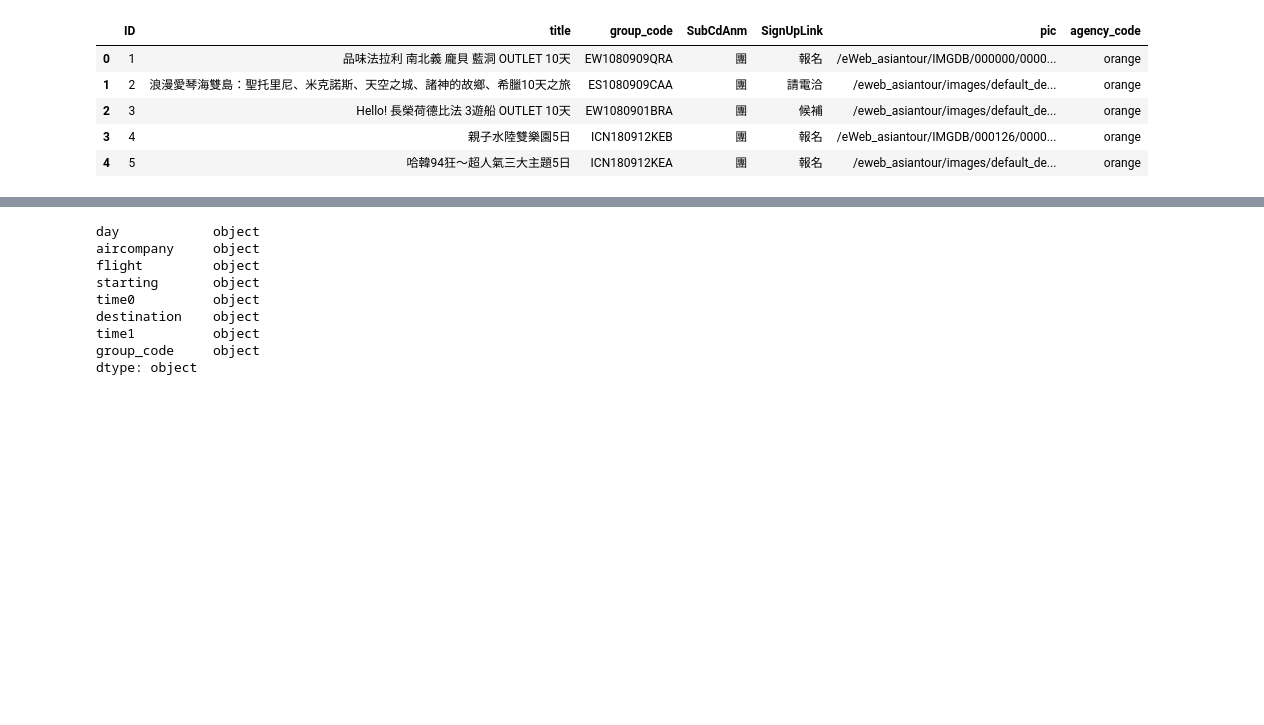
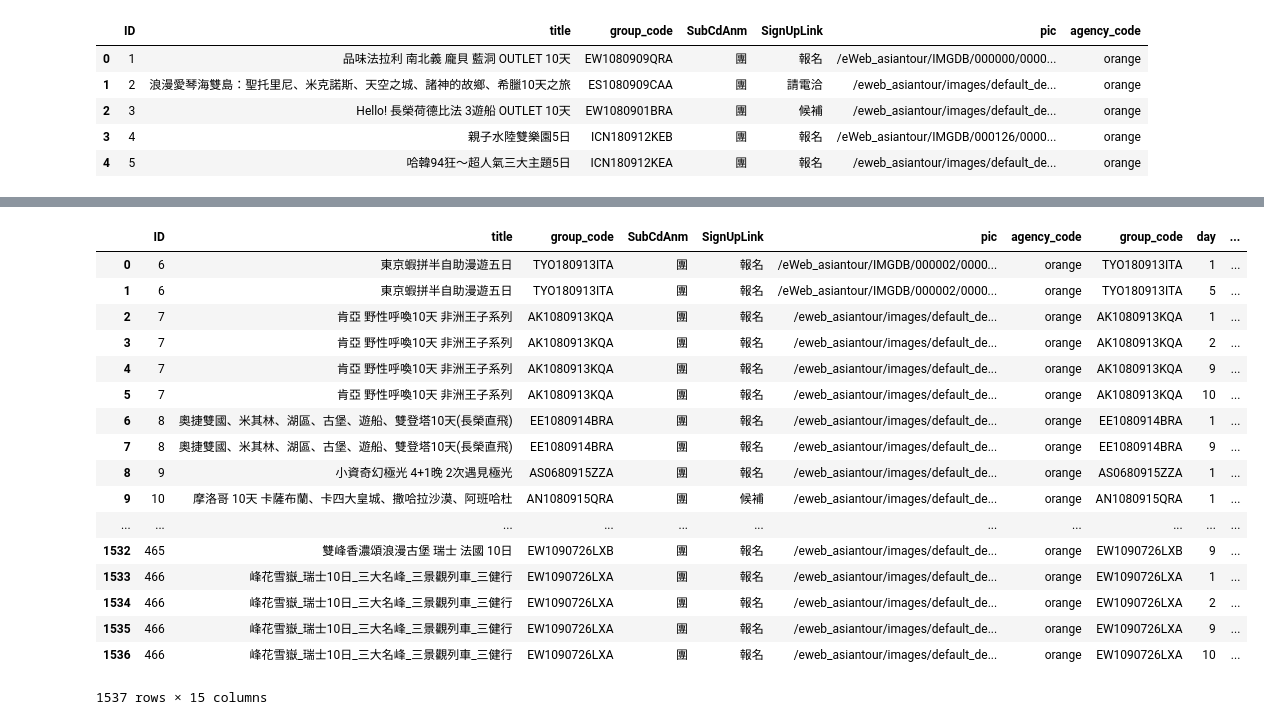
Before and after one commit to catxxx591/tour, a Jupyter notebook: tour2.ipynb, the cells around one changed output, grey strips where cells are left out. Cells and saved outputs as stored; diff of their text form; code cells hidden in the pictures; blank space fills up the shorter version.

```diff
--- a/tour2.ipynb
+++ b/tour2.ipynb
@@ -34,7 +34,7 @@ connect = pymysql.Connect(
     user='root',
     passwd='1qaz!QAZ',
     db='tour',
-    charset='utf8'
+    charset='utf8mb4'
 )
 
 cursor = connect.cursor()
@@ -1155,12 +1155,25 @@ flight2.to_sql(name='flight2',con=engine,  if_exists = 'append', index=False)
-# %%
-flight2.dtypes
-# %% [output]
-day            object
-aircompany     object
-flight         object
-starting       object
-time0          object
-destination    object
-time1          object
-group_code     object
-dtype: object
+# %%
+cursor = connect.cursor()
+sql = ("""SELECT a.*, b.* FROM `base2` as a, `flight2` as b where a.group_code = b.group_code""")
+new1 = getsqldata()
+cursor.close()
+new1
+# %% [output]
+|  | ID | title | group_code | SubCdAnm | SignUpLink | pic | agency_code | group_code | day | ... |
+| 0 | 6 | 東京蝦拼半自助漫遊五日 | TYO180913ITA | 團 | 報名 | /eWeb_asiantour/IMGDB/000002/0000... | orange | TYO180913ITA | 1 | ... |
+| 1 | 6 | 東京蝦拼半自助漫遊五日 | TYO180913ITA | 團 | 報名 | /eWeb_asiantour/IMGDB/000002/0000... | orange | TYO180913ITA | 5 | ... |
+| 2 | 7 | 肯亞 野性呼喚10天 非洲王子系列 | AK1080913KQA | 團 | 報名 | /eweb_asiantour/images/default_de... | orange | AK1080913KQA | 1 | ... |
+| 3 | 7 | 肯亞 野性呼喚10天 非洲王子系列 | AK1080913KQA | 團 | 報名 | /eweb_asiantour/images/default_de... | orange | AK1080913KQA | 2 | ... |
+| 4 | 7 | 肯亞 野性呼喚10天 非洲王子系列 | AK1080913KQA | 團 | 報名 | /eweb_asiantour/images/default_de... | orange | AK1080913KQA | 9 | ... |
+| 5 | 7 | 肯亞 野性呼喚10天 非洲王子系列 | AK1080913KQA | 團 | 報名 | /eweb_asiantour/images/default_de... | orange | AK1080913KQA | 10 | ... |
+| 6 | 8 | 奧捷雙國、米其林、湖區、古堡、遊船、雙登塔10天(長榮直飛) | EE1080914BRA | 團 | 報名 | /eweb_asiantour/images/default_de... | orange | EE1080914BRA | 1 | ... |
+| 7 | 8 | 奧捷雙國、米其林、湖區、古堡、遊船、雙登塔10天(長榮直飛) | EE1080914BRA | 團 | 報名 | /eweb_asiantour/images/default_de... | orange | EE1080914BRA | 9 | ... |
+| 8 | 9 | 小資奇幻極光 4+1晚 2次遇見極光 | AS0680915ZZA | 團 | 報名 | /eweb_asiantour/images/default_de... | orange | AS0680915ZZA | 1 | ... |
+| 9 | 10 | 摩洛哥 10天 卡薩布蘭、卡四大皇城、撒哈拉沙漠、阿班哈杜 | AN1080915QRA | 團 | 候補 | /eweb_asiantour/images/default_de... | orange | AN1080915QRA | 1 | ... |
+| ... | ... | ... | ... | ... | ... | ... | ... | ... | ... | ... |
+| 1532 | 465 | 雙峰香濃頌浪漫古堡 瑞士 法國 10日 | EW1090726LXB | 團 | 報名 | /eweb_asiantour/images/default_de... | orange | EW1090726LXB | 9 | ... |
+| 1533 | 466 | 峰花雪嶽_瑞士10日_三大名峰_三景觀列車_三健行 | EW1090726LXA | 團 | 報名 | /eweb_asiantour/images/default_de... | orange | EW1090726LXA | 1 | ... |
+| 1534 | 466 | 峰花雪嶽_瑞士10日_三大名峰_三景觀列車_三健行 | EW1090726LXA | 團 | 報名 | /eweb_asiantour/images/default_de... | orange | EW1090726LXA | 2 | ... |
+| 1535 | 466 | 峰花雪嶽_瑞士10日_三大名峰_三景觀列車_三健行 | EW1090726LXA | 團 | 報名 | /eweb_asiantour/images/default_de... | orange | EW1090726LXA | 9 | ... |
+| 1536 | 466 | 峰花雪嶽_瑞士10日_三大名峰_三景觀列車_三健行 | EW1090726LXA | 團 | 報名 | /eweb_asiantour/images/default_de... | orange | EW1090726LXA | 10 | ... |
+1537 rows × 15 columns
```
Also changed, not shown: parts of 10 cells of this notebook.
